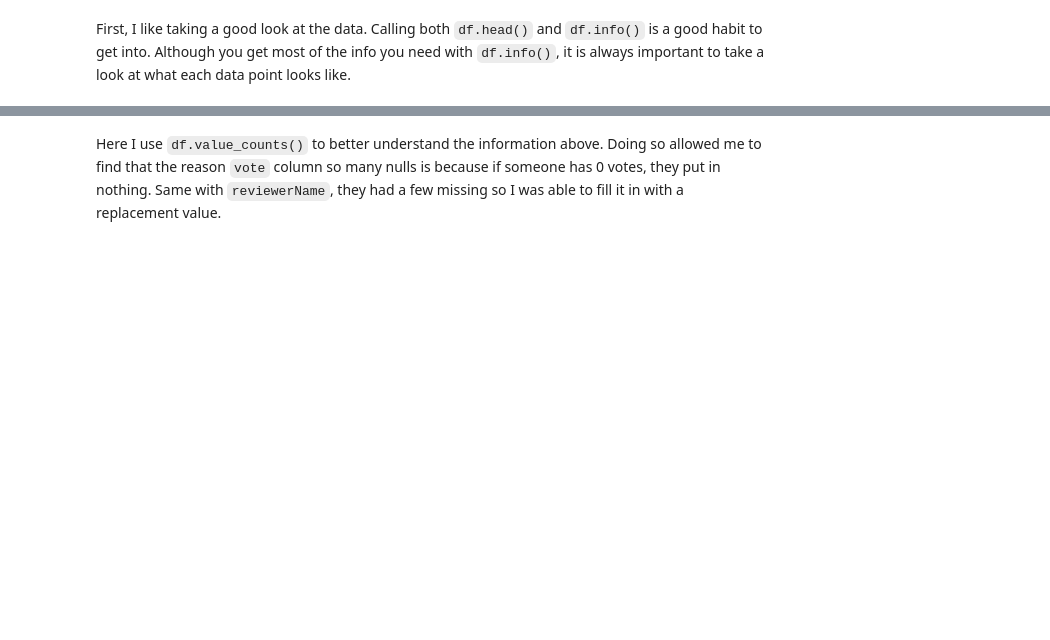
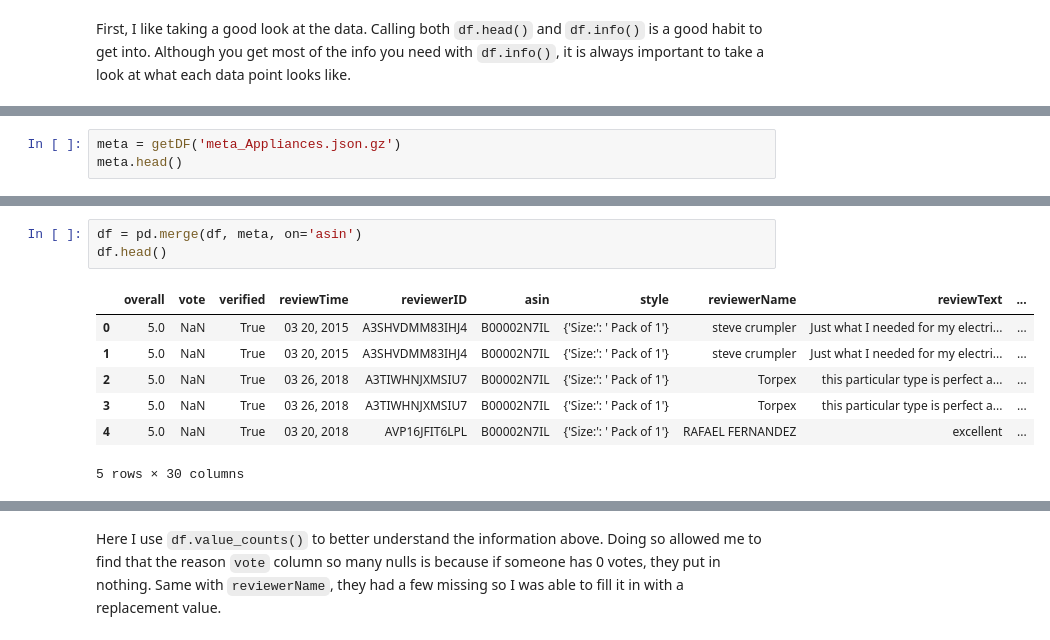
Before and after one commit to Zealfire243/Amazon_review_NLP, a Jupyter notebook: MaidenVoyage.ipynb, the cells around one changed output, grey strips where cells are left out. Drawn from its saved outputs; the diff is of its cells as text; blank space fills up the shorter version.

Commit message:
added meta data and started cleaning for EDA

```diff
--- a/MaidenVoyage.ipynb
+++ b/MaidenVoyage.ipynb
@@ -104,0 +104,3 @@ df.head()
+# %%
+meta = getDF('meta_Appliances.json.gz')
+meta.head()
@@ -105,3 +114,14 @@ df.head()
+# %%
+df = pd.merge(df, meta, on='asin')
+df.head()
+# %% [output]
+|  | overall | vote | verified | reviewTime | reviewerID | asin | style | reviewerName | reviewText | ... |
+| 0 | 5.0 | NaN | True | 03 20, 2015 | A3SHVDMM83IHJ4 | B00002N7IL | {'Size:': ' Pack of 1'} | steve crumpler | Just what I needed for my electri... | ... |
+| 1 | 5.0 | NaN | True | 03 20, 2015 | A3SHVDMM83IHJ4 | B00002N7IL | {'Size:': ' Pack of 1'} | steve crumpler | Just what I needed for my electri... | ... |
+| 2 | 5.0 | NaN | True | 03 26, 2018 | A3TIWHNJXMSIU7 | B00002N7IL | {'Size:': ' Pack of 1'} | Torpex | this particular type is perfect a... | ... |
+| 3 | 5.0 | NaN | True | 03 26, 2018 | A3TIWHNJXMSIU7 | B00002N7IL | {'Size:': ' Pack of 1'} | Torpex | this particular type is perfect a... | ... |
+| 4 | 5.0 | NaN | True | 03 20, 2018 | AVP16JFIT6LPL | B00002N7IL | {'Size:': ' Pack of 1'} | RAFAEL FERNANDEZ | excellent | ... |
+5 rows × 30 columns
 # %%
 df.info()
 # %% [output]
```
Also changed, not shown: parts of 18 cells of this notebook, 2 other files.
